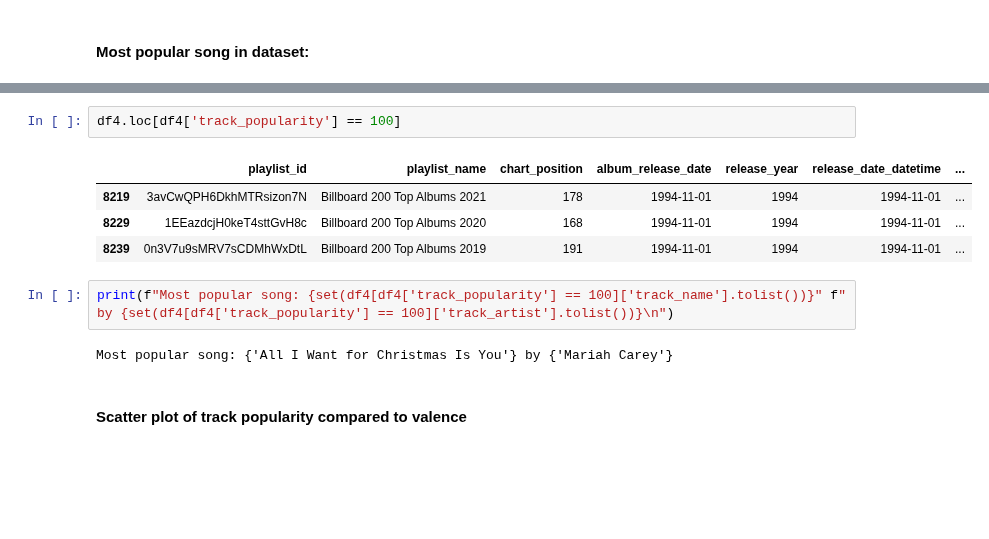
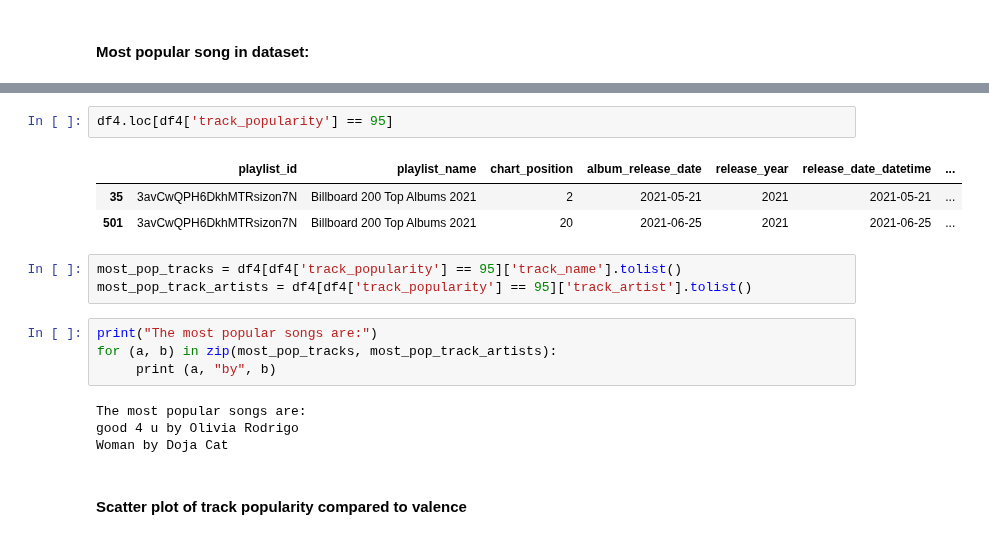
Before and after one commit to katieravenwood/Spotify-Five-Year-Analysis-Project, a Jupyter notebook: notebooks/ExploratoryAnalysis.ipynb, the cells around one changed output, grey strips where cells are left out. Saved outputs shown, nothing was run; the diff lists cells and outputs as text; blank space fills up the shorter version.

```diff
--- a/notebooks/ExploratoryAnalysis.ipynb
+++ b/notebooks/ExploratoryAnalysis.ipynb
@@ -106,14 +116,20 @@ np.max(df4['track_popularity'])
 # %%
-df4.loc[df4['track_popularity'] == 100]
+df4.loc[df4['track_popularity'] == 95]
 # %% [output]
 |  | playlist_id | playlist_name | chart_position | album_release_date | release_year | release_date_datetime | ... |
-| 8219 | 3avCwQPH6DkhMTRsizon7N | Billboard 200 Top Albums 2021 | 178 | 1994-11-01 | 1994 | 1994-11-01 | ... |
-| 8229 | 1EEazdcjH0keT4sttGvH8c | Billboard 200 Top Albums 2020 | 168 | 1994-11-01 | 1994 | 1994-11-01 | ... |
-| 8239 | 0n3V7u9sMRV7sCDMhWxDtL | Billboard 200 Top Albums 2019 | 191 | 1994-11-01 | 1994 | 1994-11-01 | ... |
+| 35 | 3avCwQPH6DkhMTRsizon7N | Billboard 200 Top Albums 2021 | 2 | 2021-05-21 | 2021 | 2021-05-21 | ... |
+| 501 | 3avCwQPH6DkhMTRsizon7N | Billboard 200 Top Albums 2021 | 20 | 2021-06-25 | 2021 | 2021-06-25 | ... |
 # %%
-print(f"Most popular song: {set(df4[df4['track_popularity'] == 100]['track_name'].tolist())}" f" by {set(df4[df4['track_popularity'] == 100]['track_artist'].tolist())}\n")
+most_pop_tracks = df4[df4['track_popularity'] == 95]['track_name'].tolist()
+most_pop_track_artists = df4[df4['track_popularity'] == 95]['track_artist'].tolist()
-# %% [output]
-Most popular song: {'All I Want for Christmas Is You'} by {'Mariah Carey'}
+# %%
+print("The most popular songs are:")
+for (a, b) in zip(most_pop_tracks, most_pop_track_artists):
+     print (a, "by", b)
+# %% [output]
+The most popular songs are:
+good 4 u by Olivia Rodrigo
+Woman by Doja Cat
 # %% [markdown]
 #### Scatter plot of track popularity compared to valence
 # %%
```
Also changed, not shown: parts of 19 cells of this notebook, 23 other files.
